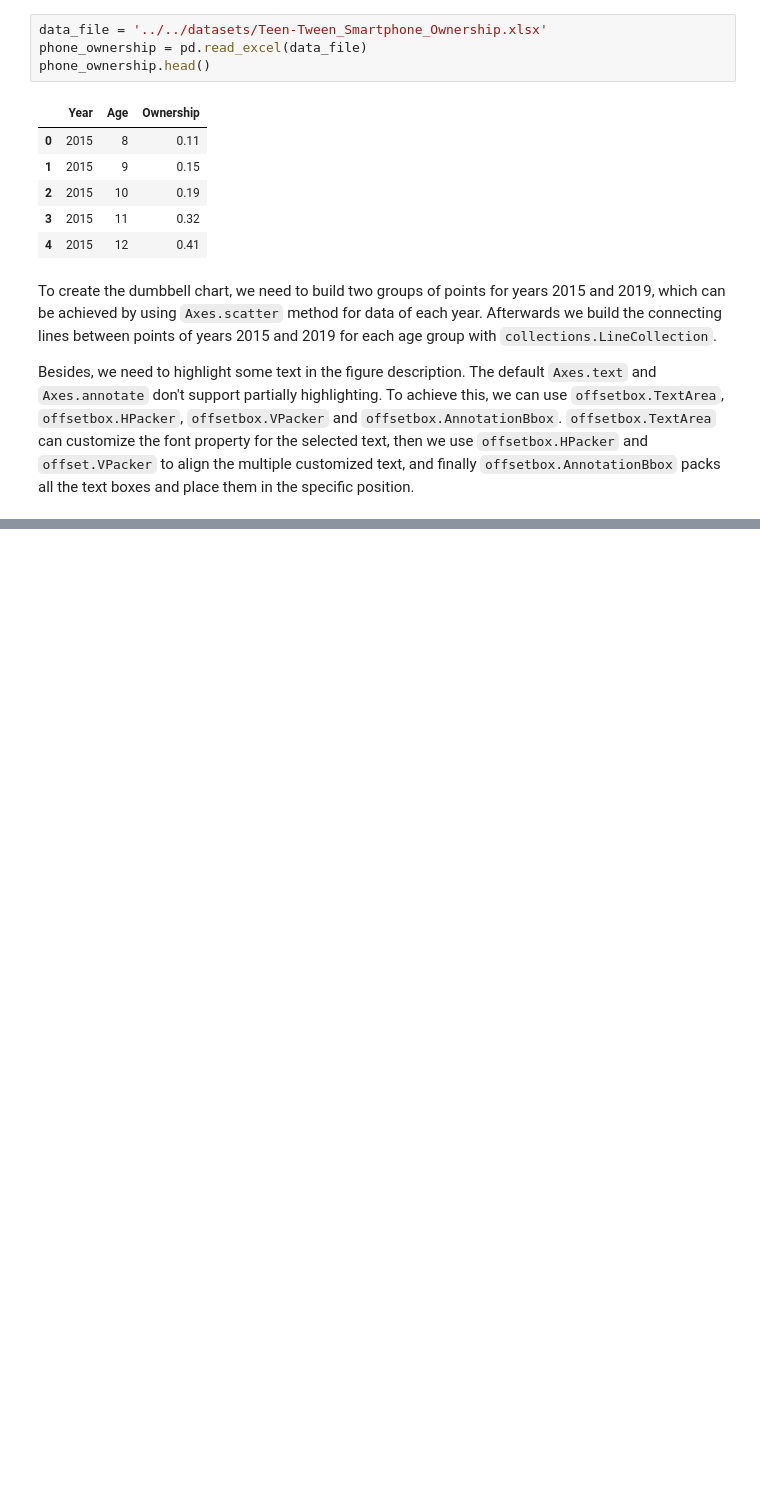
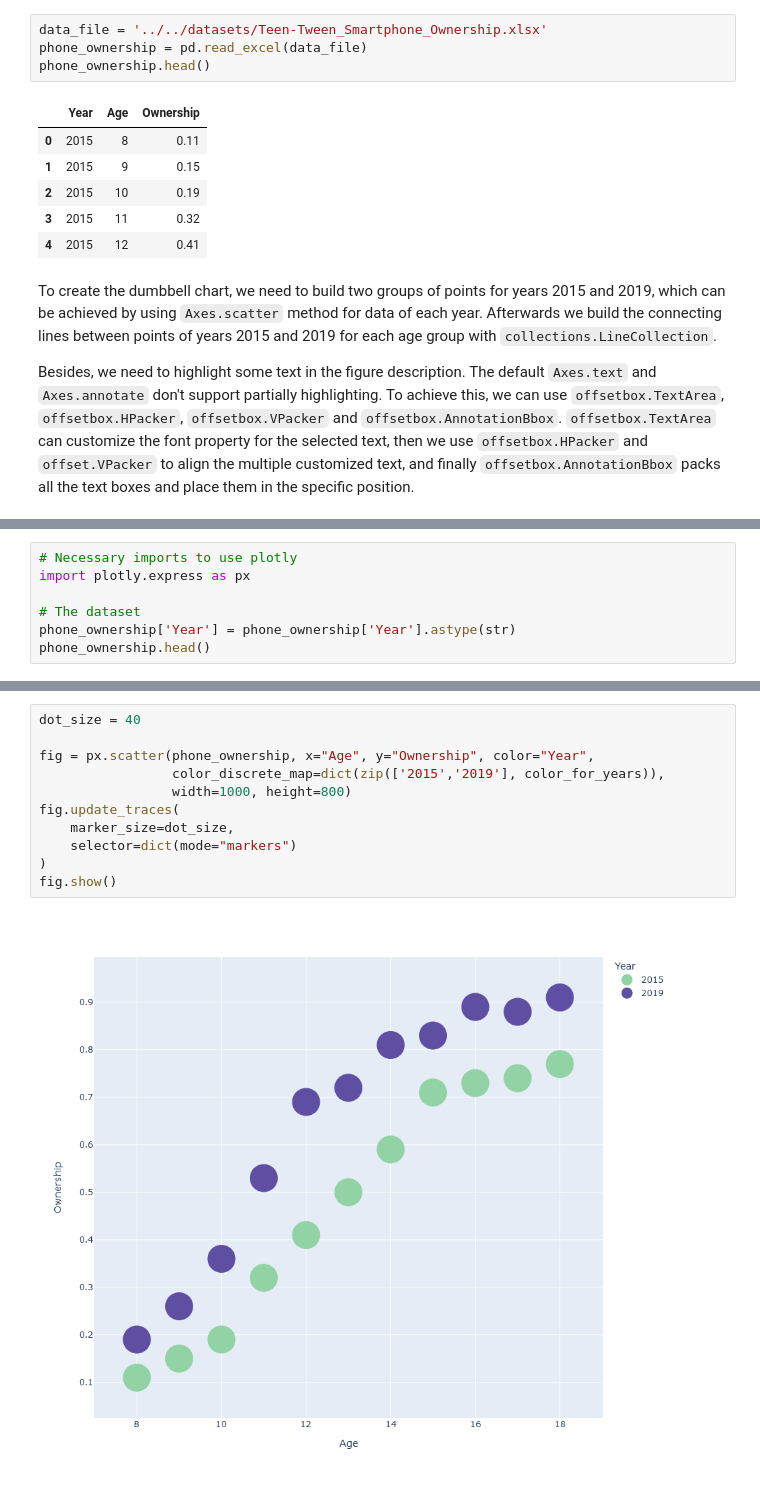
Before and after one commit to chenyulue/hands-on-datavis, a Jupyter notebook: 数据可视化/notebook/Dumbbell_Chart.ipynb, the cells around one changed output, grey strips where cells are left out. Drawn from its saved outputs; the diff is of its cells as text; blank space fills up the shorter version.

Commit message:
Dumbbell chart by plotly @ 2023-02-22

```diff
--- a/数据可视化/notebook/Dumbbell_Chart.ipynb
+++ b/数据可视化/notebook/Dumbbell_Chart.ipynb
@@ -183,0 +187,7 @@ I almost recreate the Dumbbell Chart only by using `Matplotlib`. I say "almost"
+# %%
+# Necessary imports to use plotly
+import plotly.express as px
+
+# The dataset
+phone_ownership['Year'] = phone_ownership['Year'].astype(str)
+phone_ownership.head()
@@ -183,0 +201,13 @@ I almost recreate the Dumbbell Chart only by using `Matplotlib`. I say "almost"
+# %%
+dot_size = 40
+
+fig = px.scatter(phone_ownership, x="Age", y="Ownership", color="Year",
+                 color_discrete_map=dict(zip(['2015','2019'], color_for_years)),
+                 width=1000, height=800)
+fig.update_traces(
+    marker_size=dot_size,
+    selector=dict(mode="markers")
+)
+fig.show()
+# %% [output]
+[figure, added]
```
Also changed, not shown: parts of 3 cells of this notebook.
